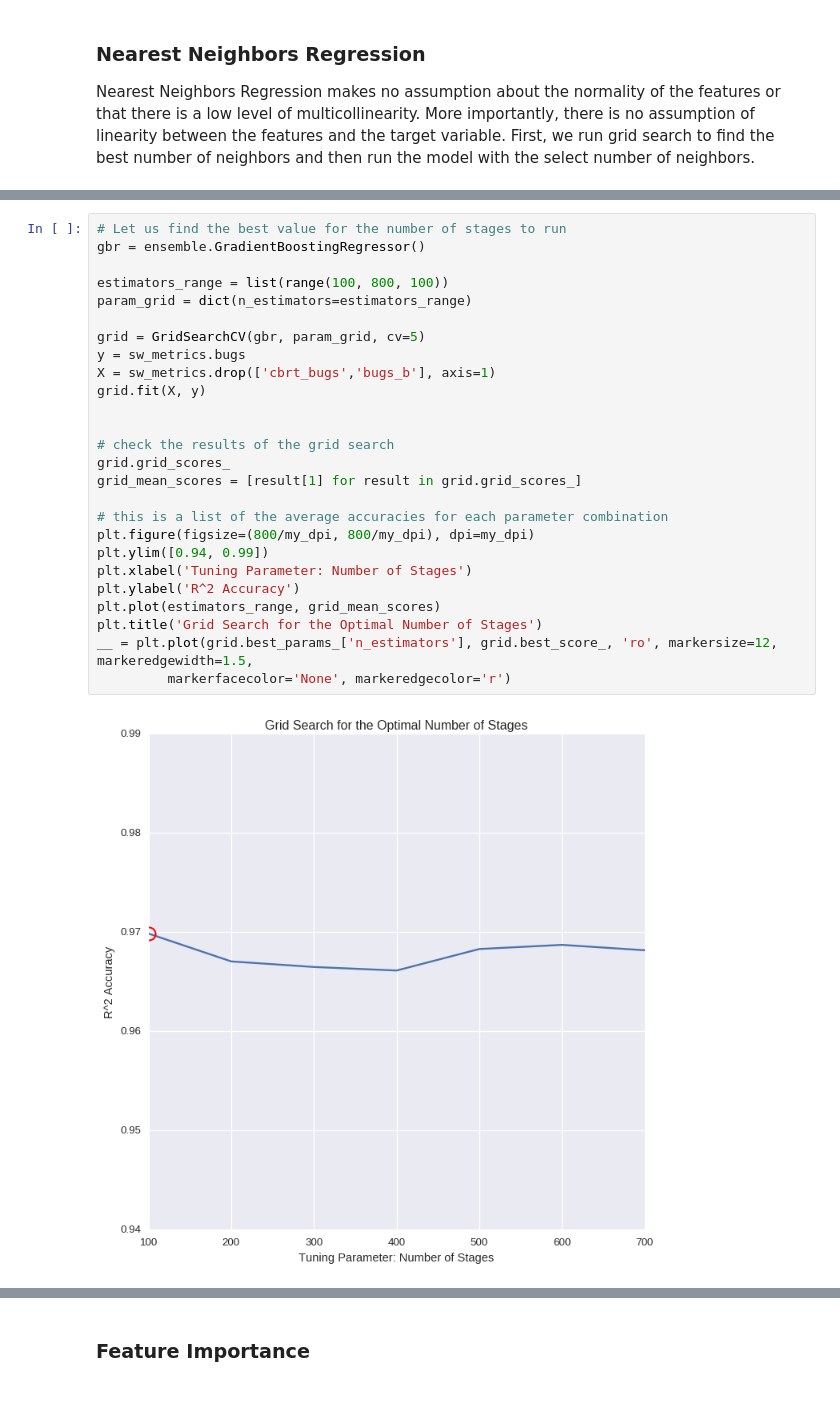
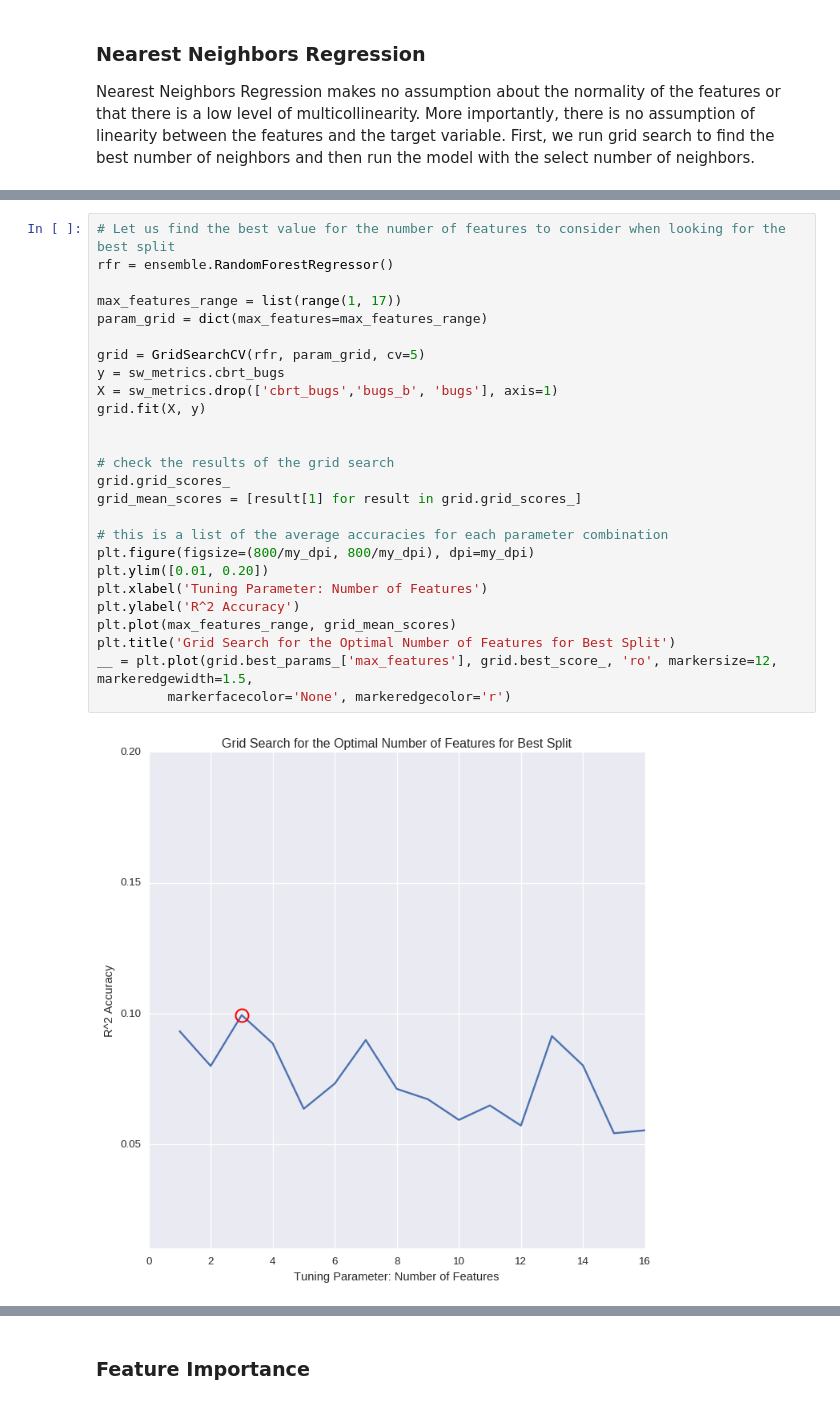
Before and after one commit to 315iah515/Thinkful-Notebooks, a Jupyter notebook: Bootcamp/Supervised/CapStone/SupervisedLearningCapStone.ipynb, the cells around one changed output, grey strips where cells are left out. Saved outputs shown, nothing was run; the diff lists cells and outputs as text.

```diff
--- a/Bootcamp/Supervised/CapStone/SupervisedLearningCapStone.ipynb
+++ b/Bootcamp/Supervised/CapStone/SupervisedLearningCapStone.ipynb
@@ -388,31 +408,31 @@ __ = plt.plot(grid.best_params_['max_depth'], grid.best_score_, 'ro', markersize
 # %%
-# Let us find the best value for the number of stages to run
-gbr = ensemble.GradientBoostingRegressor()
+# Let us find the best value for the number of features to consider when looking for the best split
+rfr = ensemble.RandomForestRegressor()
 
-estimators_range = list(range(100, 800, 100))
-param_grid = dict(n_estimators=estimators_range)
+max_features_range = list(range(1, 17))
+param_grid = dict(max_features=max_features_range)
 
-grid = GridSearchCV(gbr, param_grid, cv=5)
-y = sw_metrics.bugs
-X = sw_metrics.drop(['cbrt_bugs','bugs_b'], axis=1)
+grid = GridSearchCV(rfr, param_grid, cv=5)
+y = sw_metrics.cbrt_bugs
+X = sw_metrics.drop(['cbrt_bugs','bugs_b', 'bugs'], axis=1)
 grid.fit(X, y)
 
 
 # check the results of the grid search
 grid.grid_scores_
 grid_mean_scores = [result[1] for result in grid.grid_scores_]
 
 # this is a list of the average accuracies for each parameter combination
 plt.figure(figsize=(800/my_dpi, 800/my_dpi), dpi=my_dpi)
-plt.ylim([0.94, 0.99])
-plt.xlabel('Tuning Parameter: Number of Stages')
+plt.ylim([0.01, 0.20])
+plt.xlabel('Tuning Parameter: Number of Features')
 plt.ylabel('R^2 Accuracy')
-plt.plot(estimators_range, grid_mean_scores)
-plt.title('Grid Search for the Optimal Number of Stages')
-__ = plt.plot(grid.best_params_['n_estimators'], grid.best_score_, 'ro', markersize=12, markeredgewidth=1.5,
+plt.plot(max_features_range, grid_mean_scores)
+plt.title('Grid Search for the Optimal Number of Features for Best Split')
+__ = plt.plot(grid.best_params_['max_features'], grid.best_score_, 'ro', markersize=12, markeredgewidth=1.5,
          markerfacecolor='None', markeredgecolor='r')
 # %% [output]
-[figure, old version]
+[figure, new version]
 # %%
 print('Mean number of bugs in dataset: %.3f' % (mean_bugs))
 
```
Also changed, not shown: parts of 25 cells of this notebook, 1 other file.
